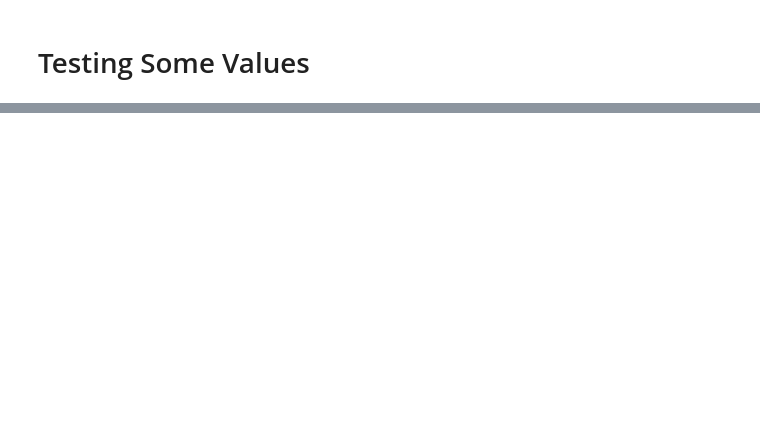
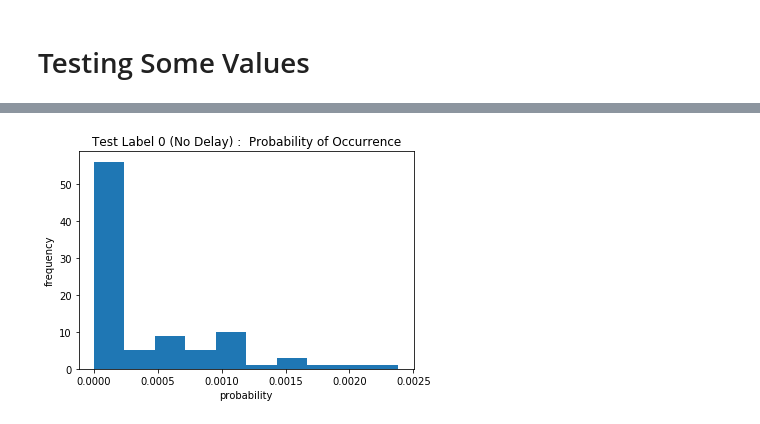
Before and after one commit to dy-choi/Flight-Delay-Analysis, a Jupyter notebook: BayesianNetworkAnalysis.ipynb, the cells around one changed output, grey strips where cells are left out. Saved outputs shown, nothing was run; the diff lists cells and outputs as text; code cells hidden in the pictures; blank space fills up the shorter version.

```diff
--- a/BayesianNetworkAnalysis.ipynb
+++ b/BayesianNetworkAnalysis.ipynb
@@ -337 +359,10 @@ plt.show()
+# %%
+plt.hist(y_test0.probability)
+plt.xlabel('probability')
+plt.ylabel('frequency')
+plt.title('Test Label 0 (No Delay) :  Probability of Occurrence')
+plt.savefig('label0_probability.png')
+plt.show()
+# %% [output]
+[figure, added]
 # %%
```
Also changed, not shown: parts of 24 cells of this notebook, 12 other files.
